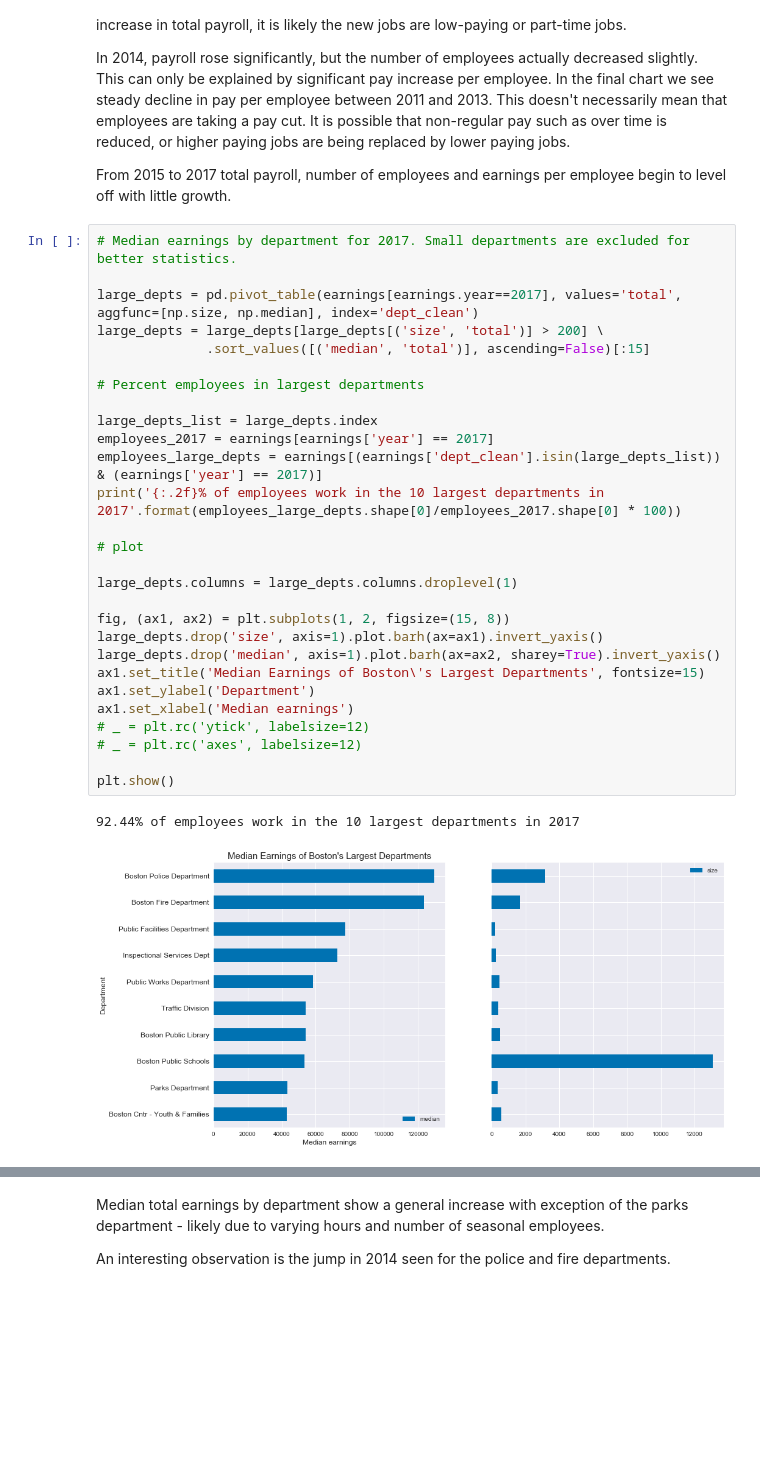
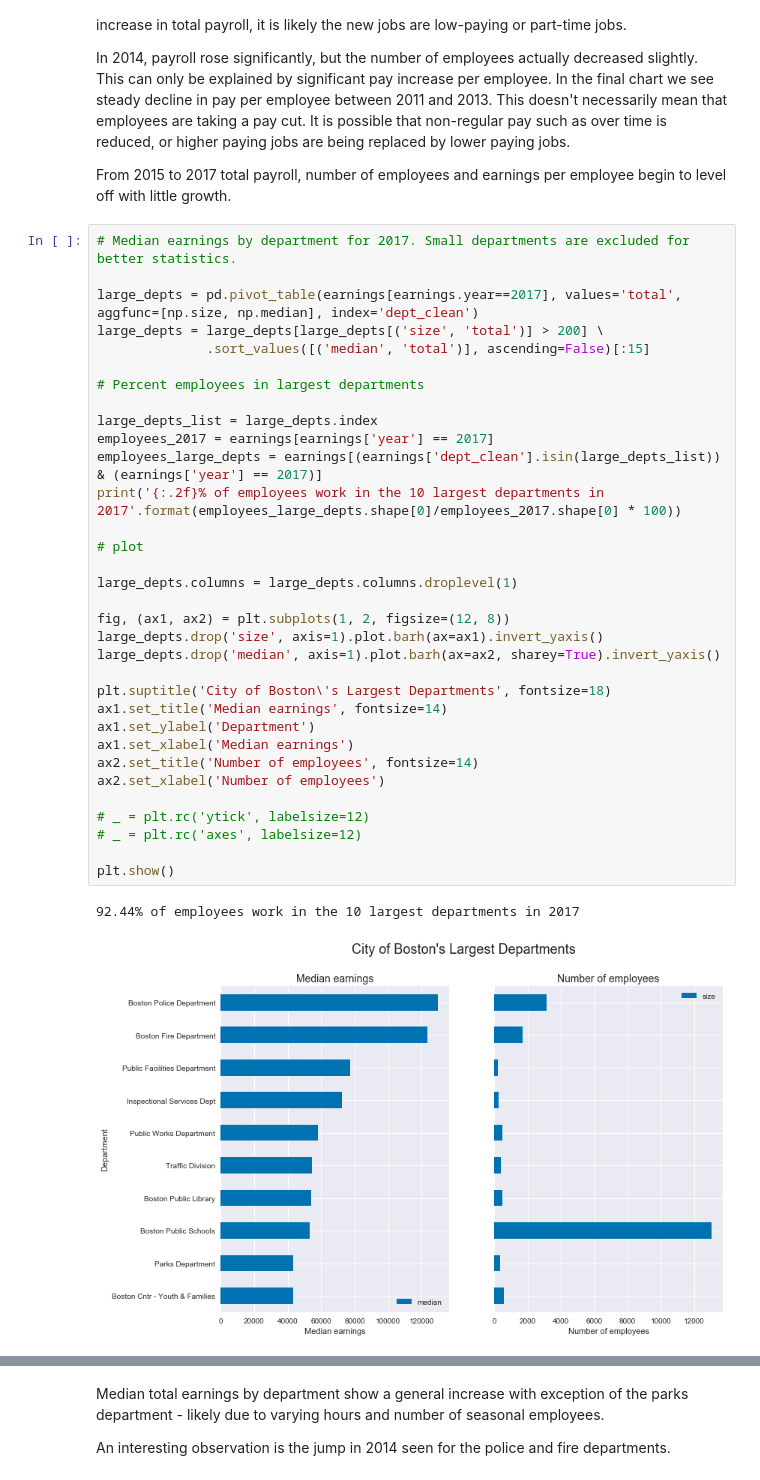
Before and after one commit to Turanga1/Springboard_DataScience, a Jupyter notebook: Capstone 1 - Boston Earnings Report/Data_Storytelling.ipynb, the cells around one changed output, grey strips where cells are left out. Cells and saved outputs as stored; diff of their text form; blank space fills up the shorter version.

```diff
--- a/Capstone 1 - Boston Earnings Report/Data_Storytelling.ipynb
+++ b/Capstone 1 - Boston Earnings Report/Data_Storytelling.ipynb
@@ -140,32 +141,37 @@ From 2015 to 2017 total payroll, number of employees and earnings per employee b
 # %%
 # Median earnings by department for 2017. Small departments are excluded for better statistics.
 
 large_depts = pd.pivot_table(earnings[earnings.year==2017], values='total', aggfunc=[np.size, np.median], index='dept_clean')
 large_depts = large_depts[large_depts[('size', 'total')] > 200] \
               .sort_values([('median', 'total')], ascending=False)[:15]
 
 # Percent employees in largest departments
 
 large_depts_list = large_depts.index
 employees_2017 = earnings[earnings['year'] == 2017]
 employees_large_depts = earnings[(earnings['dept_clean'].isin(large_depts_list)) & (earnings['year'] == 2017)]
 print('{:.2f}% of employees work in the 10 largest departments in 2017'.format(employees_large_depts.shape[0]/employees_2017.shape[0] * 100))
 
 # plot
 
 large_depts.columns = large_depts.columns.droplevel(1)
 
-fig, (ax1, ax2) = plt.subplots(1, 2, figsize=(15, 8))
+fig, (ax1, ax2) = plt.subplots(1, 2, figsize=(12, 8))
 large_depts.drop('size', axis=1).plot.barh(ax=ax1).invert_yaxis()
 large_depts.drop('median', axis=1).plot.barh(ax=ax2, sharey=True).invert_yaxis()
-ax1.set_title('Median Earnings of Boston\'s Largest Departments', fontsize=15)
+
+plt.suptitle('City of Boston\'s Largest Departments', fontsize=18)
+ax1.set_title('Median earnings', fontsize=14)
 ax1.set_ylabel('Department')
 ax1.set_xlabel('Median earnings')
+ax2.set_title('Number of employees', fontsize=14)
+ax2.set_xlabel('Number of employees')
+
 # _ = plt.rc('ytick', labelsize=12)
 # _ = plt.rc('axes', labelsize=12)
 
 plt.show()
 # %% [output]
 92.44% of employees work in the 10 largest departments in 2017
-[figure, old version]
+[figure, new version]
 # %% [markdown]
```
Also changed, not shown: parts of 14 cells of this notebook.
